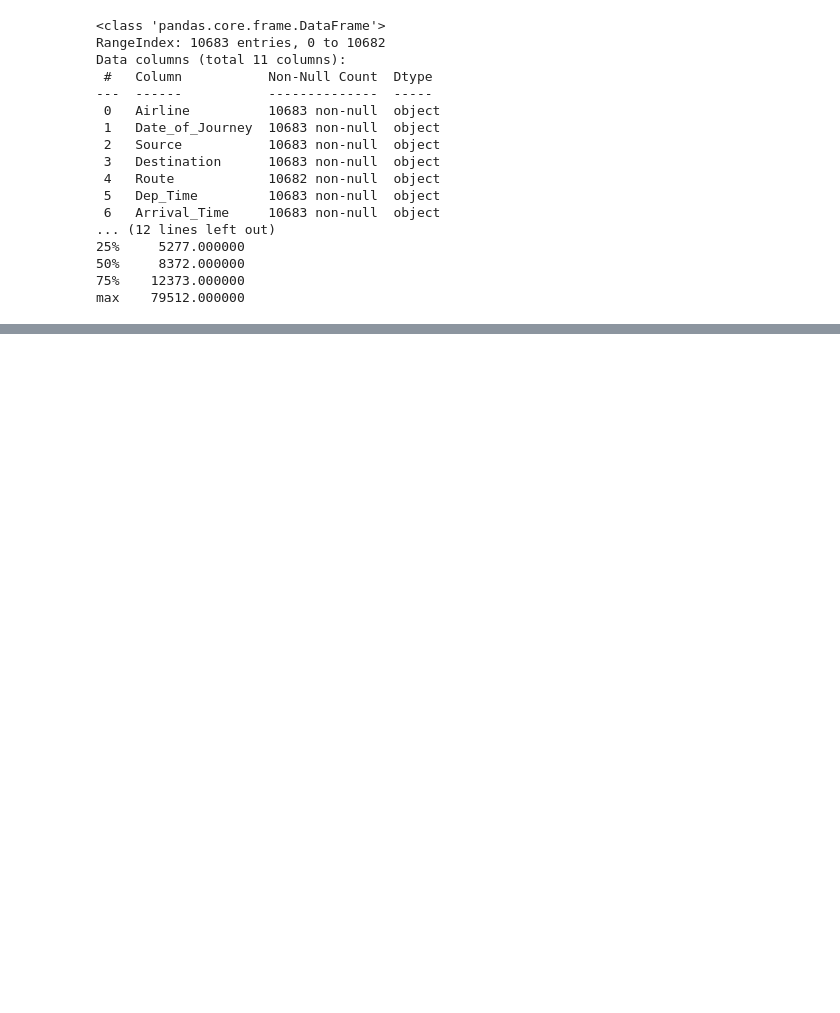
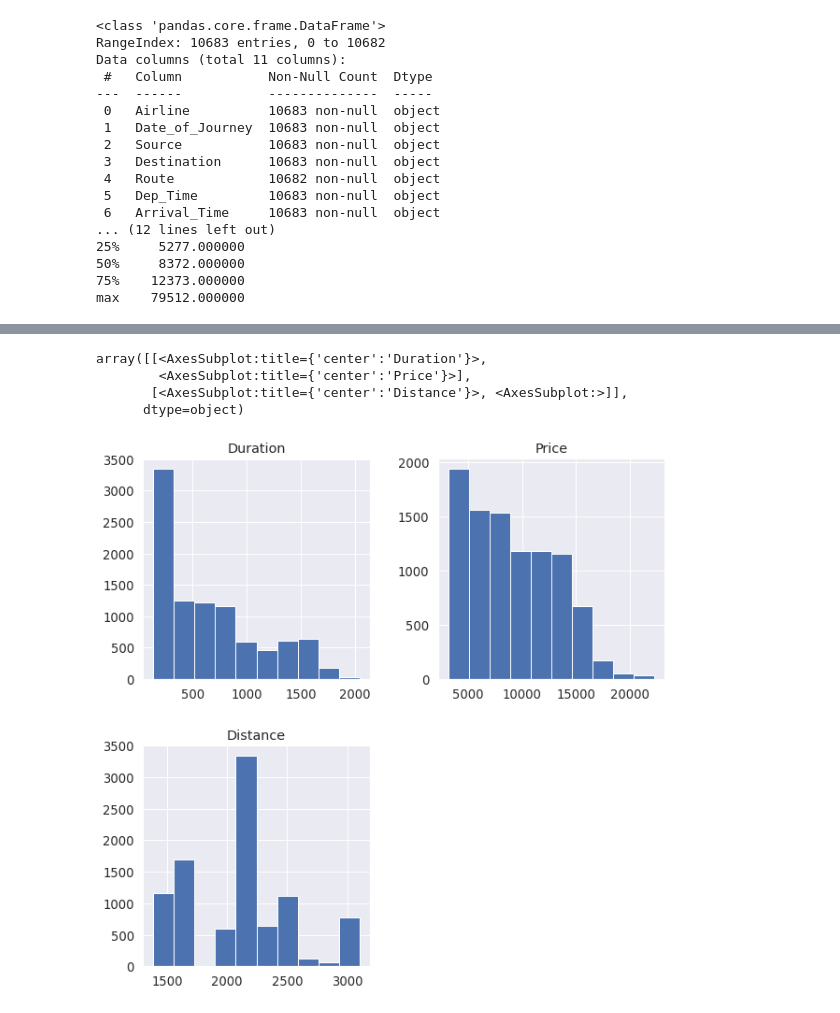
Before and after one commit to mabdulbaqui/Airlines, a Jupyter notebook: NoteBook/notbook.ipynb, the cells around one changed output, grey strips where cells are left out. Cells and saved outputs as stored; diff of their text form; code cells hidden in the pictures; blank space fills up the shorter version.

```diff
--- a/NoteBook/notbook.ipynb
+++ b/NoteBook/notbook.ipynb
@@ -213,0 +128,8 @@ Additional_Info
+# %%
+df.hist()
+# %% [output]
+array([[<AxesSubplot:title={'center':'Duration'}>,
+        <AxesSubplot:title={'center':'Price'}>],
+       [<AxesSubplot:title={'center':'Distance'}>, <AxesSubplot:>]],
+      dtype=object)
+[figure, added]
```
Also changed, not shown: parts of 41 cells of this notebook, 1 other file.
